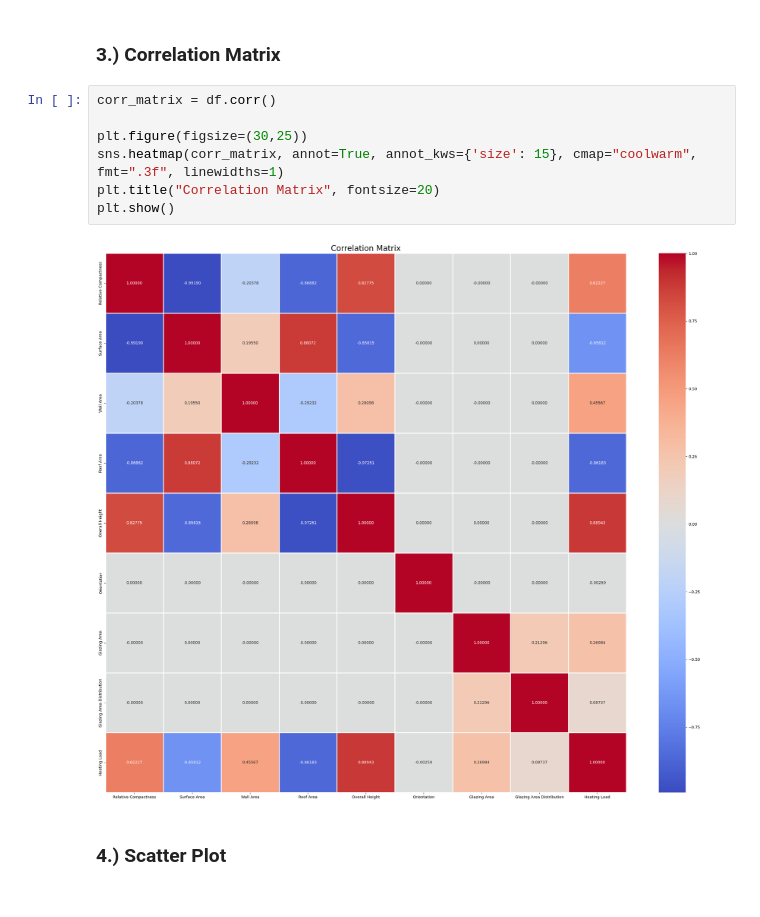
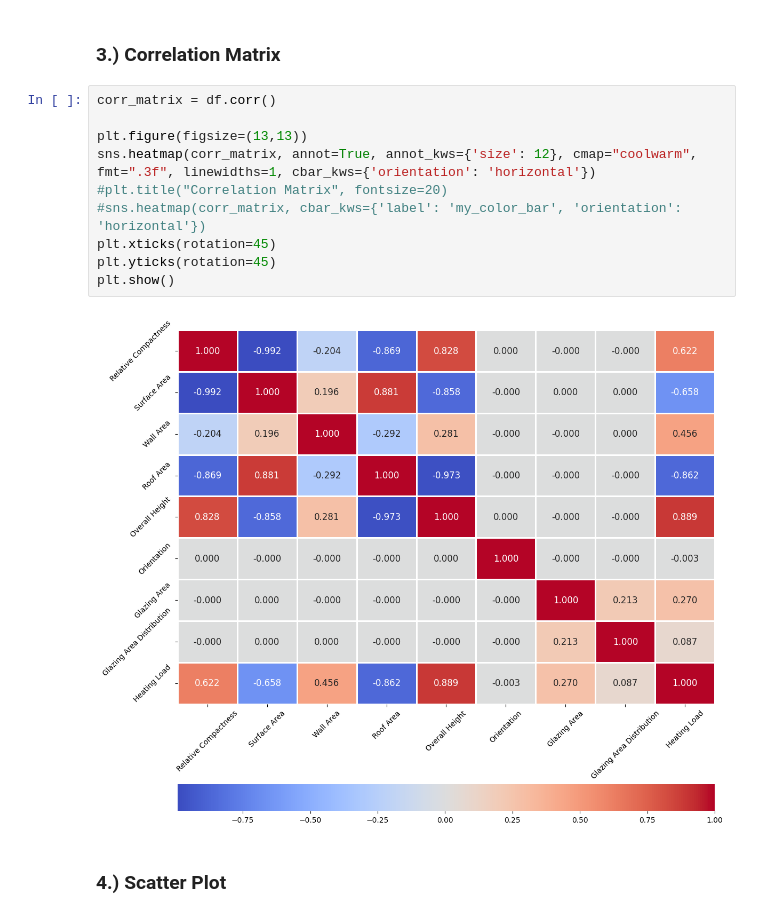
Before and after one commit to utkarshrs/Machine-Learning---Project-1, a Jupyter notebook: assignment_1.ipynb, the cells around one changed output. Saved outputs shown, nothing was run; the diff lists cells and outputs as text.

```diff
--- a/assignment_1.ipynb
+++ b/assignment_1.ipynb
@@ -146,12 +212,15 @@ plt.show()
 # %%
 corr_matrix = df.corr()
 
-plt.figure(figsize=(30,25))
-sns.heatmap(corr_matrix, annot=True, annot_kws={'size': 15}, cmap="coolwarm", fmt=".3f", linewidths=1)
-plt.title("Correlation Matrix", fontsize=20)
+plt.figure(figsize=(13,13))
+sns.heatmap(corr_matrix, annot=True, annot_kws={'size': 12}, cmap="coolwarm", fmt=".3f", linewidths=1, cbar_kws={'orientation': 'horizontal'})
+#plt.title("Correlation Matrix", fontsize=20)
+#sns.heatmap(corr_matrix, cbar_kws={'label': 'my_color_bar', 'orientation': 'horizontal'})
+plt.xticks(rotation=45)
+plt.yticks(rotation=45)
 plt.show()
 # %% [output]
-[figure, old version]
+[figure, new version]
 # %% [markdown]
 ### 4.) Scatter Plot
 # %%
```
Also changed, not shown: parts of 6 cells of this notebook, 1 other file.
